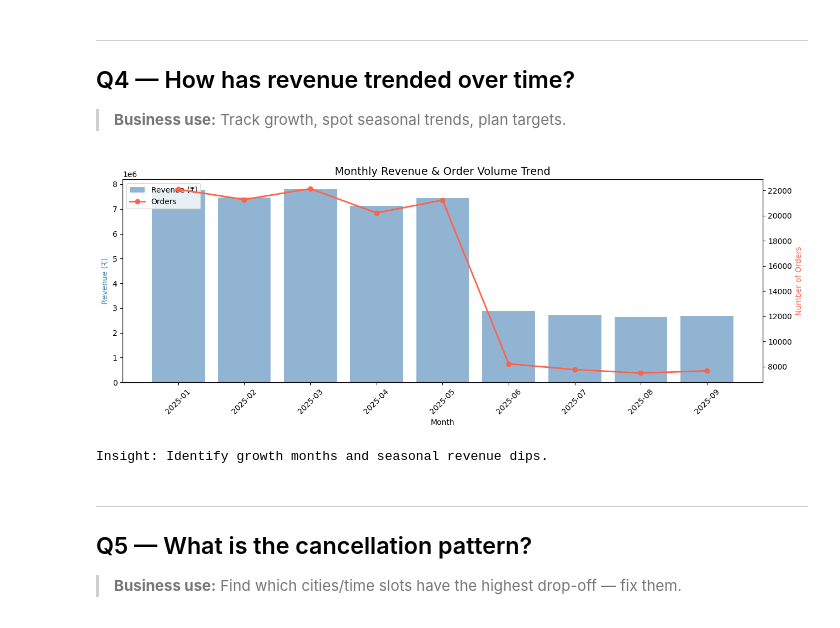
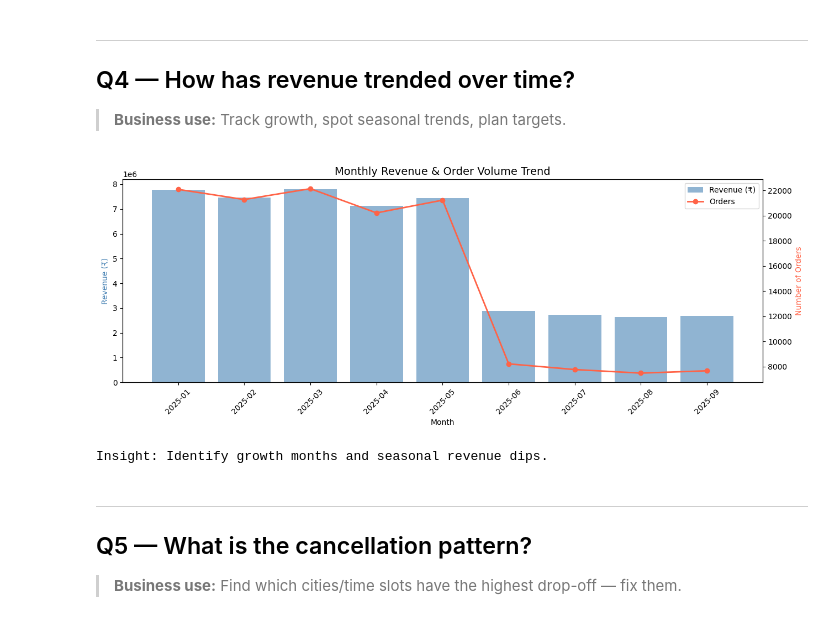
Before and after one commit to Ziyan-spec/College-Project, a Jupyter notebook: Food_Delivery_Analysis.ipynb, the cells around one changed output. Cells and saved outputs as stored; diff of their text form; code cells hidden in the pictures.

```diff
--- a/Food_Delivery_Analysis.ipynb
+++ b/Food_Delivery_Analysis.ipynb
@@ -580,33 +580,33 @@ Insight: Peak hours are Lunch (12–14) and Evening/Night (19–21).
 # %%
 monthly = active.groupby('order_month').agg(
     revenue = ('total_amount', 'sum'),
     orders  = ('order_id', 'count')
 ).reset_index().sort_values('order_month')
 
 fig, ax1 = plt.subplots(figsize=(13, 5))
 ax2 = ax1.twinx()   # Second y-axis on the same chart
 
 ax1.bar(monthly['order_month'], monthly['revenue'],
         color='steelblue', alpha=0.6, label='Revenue (₹)')
 ax2.plot(monthly['order_month'], monthly['orders'],
          color='tomato', marker='o', linewidth=2, label='Orders')
 
 ax1.set_title('Monthly Revenue & Order Volume Trend', fontsize=14)
 ax1.set_xlabel('Month')
 ax1.set_ylabel('Revenue (₹)', color='steelblue')
 ax2.set_ylabel('Number of Orders', color='tomato')
 ax1.tick_params(axis='x', rotation=45)
 
 l1, lb1 = ax1.get_legend_handles_labels()
 l2, lb2 = ax2.get_legend_handles_labels()
-ax1.legend(l1+l2, lb1+lb2, loc='upper left')
+ax1.legend(l1+l2, lb1+lb2, loc='upper right')
 
 plt.tight_layout()
 plt.savefig('q4_trend.png', dpi=120, bbox_inches='tight')
 plt.show()
 print('\nInsight: Identify growth months and seasonal revenue dips.')
 # %% [output]
-[figure, old version]
+[figure, new version]
 Insight: Identify growth months and seasonal revenue dips.
 # %% [markdown]
 ---
```
Also changed, not shown: parts of 1 cell of this notebook.
